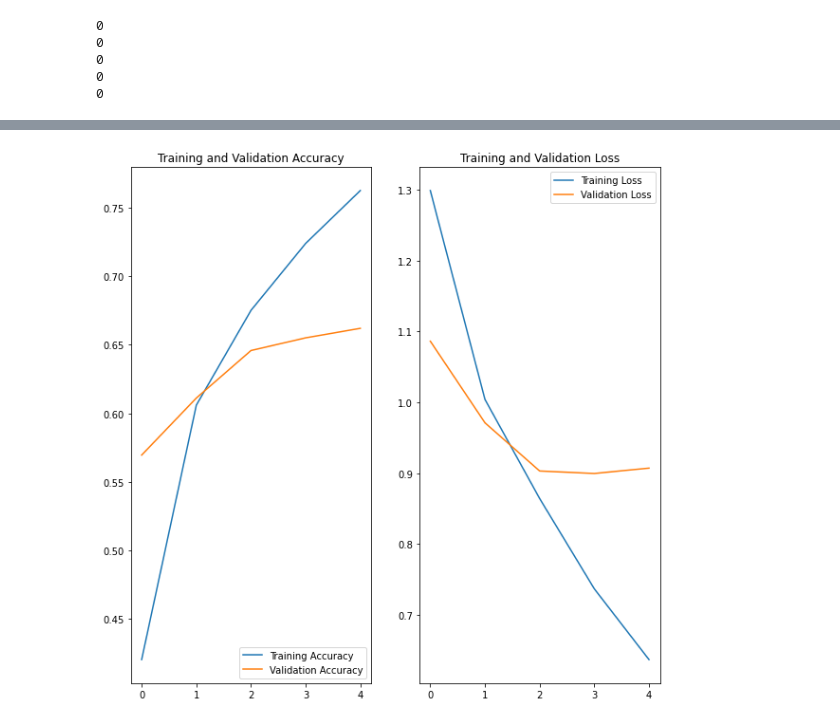
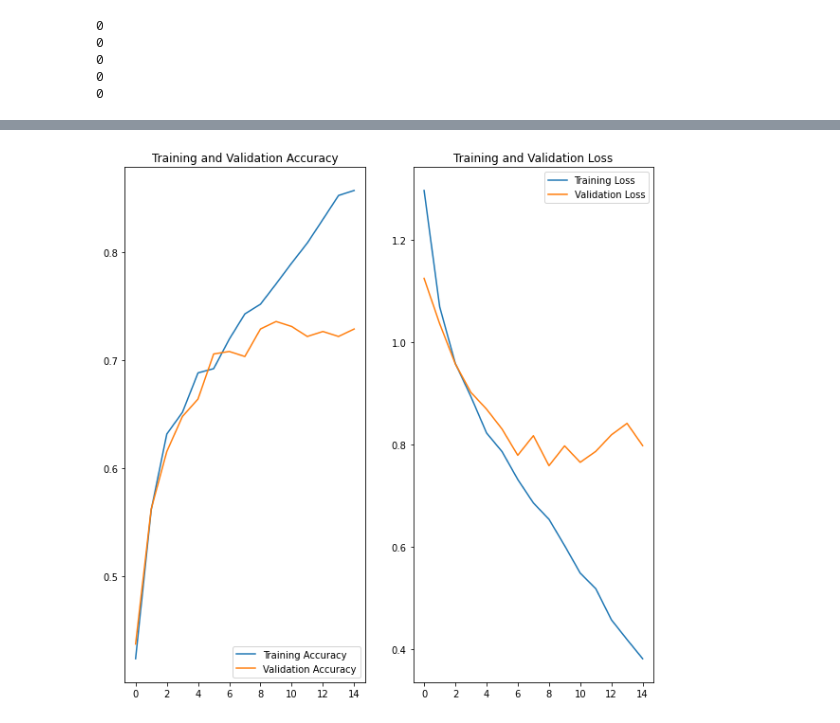
Before and after one commit to adisonone-uta/cse_5334_image_classifier, a Jupyter notebook: flower_classifier.ipynb, the cells around one changed output, grey strips where cells are left out. Saved outputs shown, nothing was run; the diff lists cells and outputs as text; code cells hidden in the pictures.

```diff
--- a/flower_classifier.ipynb
+++ b/flower_classifier.ipynb
@@ -27,7 +27,7 @@ print(image_arr.shape)
 # %% [output]
 (330, 500, 3)
 # %%
-image_size = 150 # new dimension of images
+image_size = 180 # new dimension of images
 resized_image_arr = cv2.resize(image_arr,(image_size,image_size)) # resize all images to a fixed image_size
 plt.axis("off")
 plt.imshow(cv2.cvtColor(resized_image_arr, cv2.COLOR_BGR2RGB))
@@ -103,33 +103,36 @@ model = Sequential()
 # first layer of CNN with 16 filters. input_shape is required in first layer, 3 denotes that images are RGB
 # relu activation is used which sets learning rate to 0.001 by default
 # MaxPooling2D will take the maximum pixels
-model.add(layers.Conv2D(16, 3, activation = 'relu',input_shape=(image_size, image_size, 3)))
+model.add(layers.Conv2D(16, 3, strides = 2,activation = 'relu',input_shape=(image_size, image_size, 3)))
 model.add(layers.MaxPooling2D())
 # second layer of CNN with 32 filters
 # relu activation is used which sets learning rate to 0.001 by default
 # MaxPooling2D will take the maximum pixels
-model.add(layers.Conv2D(32,3,activation = 'relu'))
+model.add(layers.Conv2D(32,3, strides = 2,activation = 'relu'))
 model.add(layers.MaxPooling2D())
 # third layer of CNN with 64 filters
 # relu activation is used which sets learning rate to 0.001 by default
 # MaxPooling2D will take the maximum pixels
-model.add(layers.Conv2D(64,3,activation = 'relu'))
+model.add(layers.Conv2D(64,3, strides = 2,activation = 'relu'))
 model.add(layers.MaxPooling2D())
 # forth layer of CNN with 128 filters
 # relu activation is used which sets learning rate to 0.001 by default
 # MaxPooling2D will take the maximum pixels
-# model.add(layers.Conv2D(128,3,activation = 'relu'))
+# model.add(layers.Conv2D(512,3,strides = 2,activation = 'relu'))
 # model.add(layers.MaxPooling2D())
+# dropout regularization
+model.add(layers.Dropout(0.1))
 # Flatten will convert 2D map to 1D vector
 model.add(layers.Flatten())
 #
 model.add(layers.Dense(64,activation='relu'))
-#
+# second dense layer will have number of classes
 model.add(layers.Dense(5))
 # %%
 model.compile(optimizer='adam',
               loss=tf.keras.losses.SparseCategoricalCrossentropy(from_logits=True),
               metrics=['accuracy'])
 # %%
-result = model.fit(x_train,y_train,batch_size = 64, epochs = 5, validation_split = 0.1)
+epoch = 15
+result = model.fit(x_train,y_train,batch_size = 16, epochs = epoch, validation_split = 0.1)
 # %% [output]
@@ -146,23 +156,23 @@ Epoch 5/5
 # %%
 accuracy = result.history['accuracy']
 val_accuracy = result.history['val_accuracy']
 loss = result.history['loss']
 val_loss = result.history['val_loss']
 
-epochs_range = range(5)
+epochs_range = range(epoch)
 
 plt.figure(figsize=(10, 10))
 plt.subplot(1, 2, 1)
 plt.plot(epochs_range, accuracy, label='Training Accuracy')
 plt.plot(epochs_range, val_accuracy, label='Validation Accuracy')
 plt.legend(loc='lower right')
 plt.title('Training and Validation Accuracy')
 
 plt.subplot(1, 2, 2)
 plt.plot(epochs_range, loss, label='Training Loss')
 plt.plot(epochs_range, val_loss, label='Validation Loss')
 plt.legend(loc='upper right')
 plt.title('Training and Validation Loss')
 plt.show()
 # %% [output]
-[figure, old version]
+[figure, new version]
```
Also changed, not shown: parts of 2 cells of this notebook.
